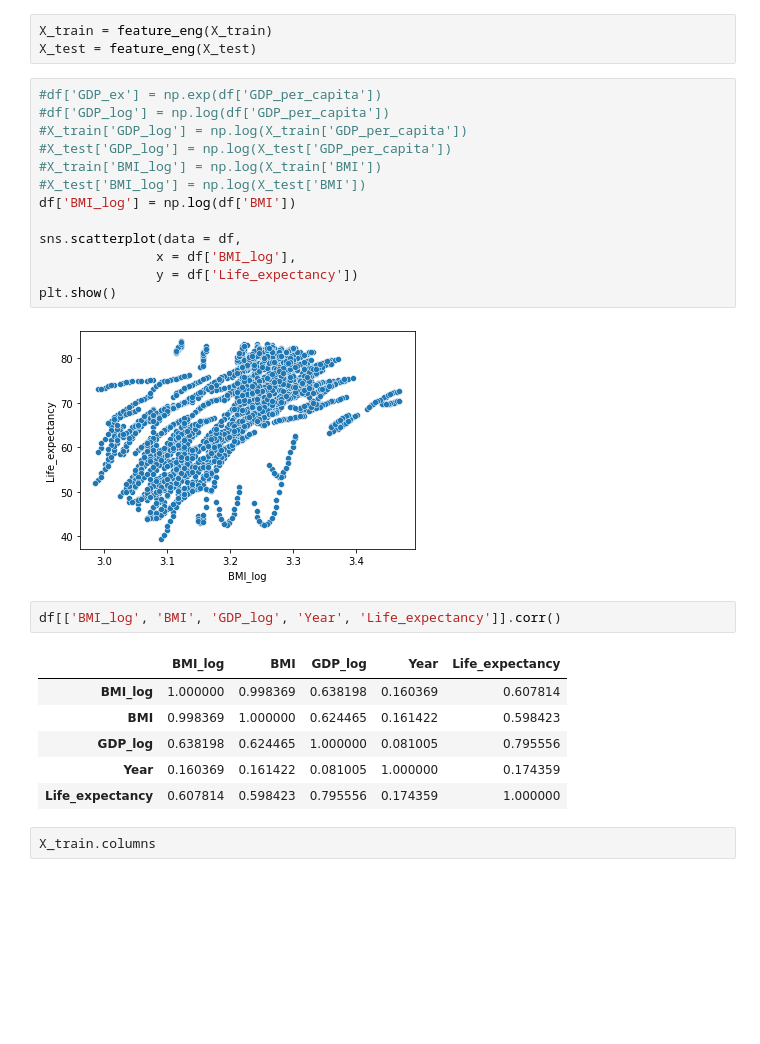
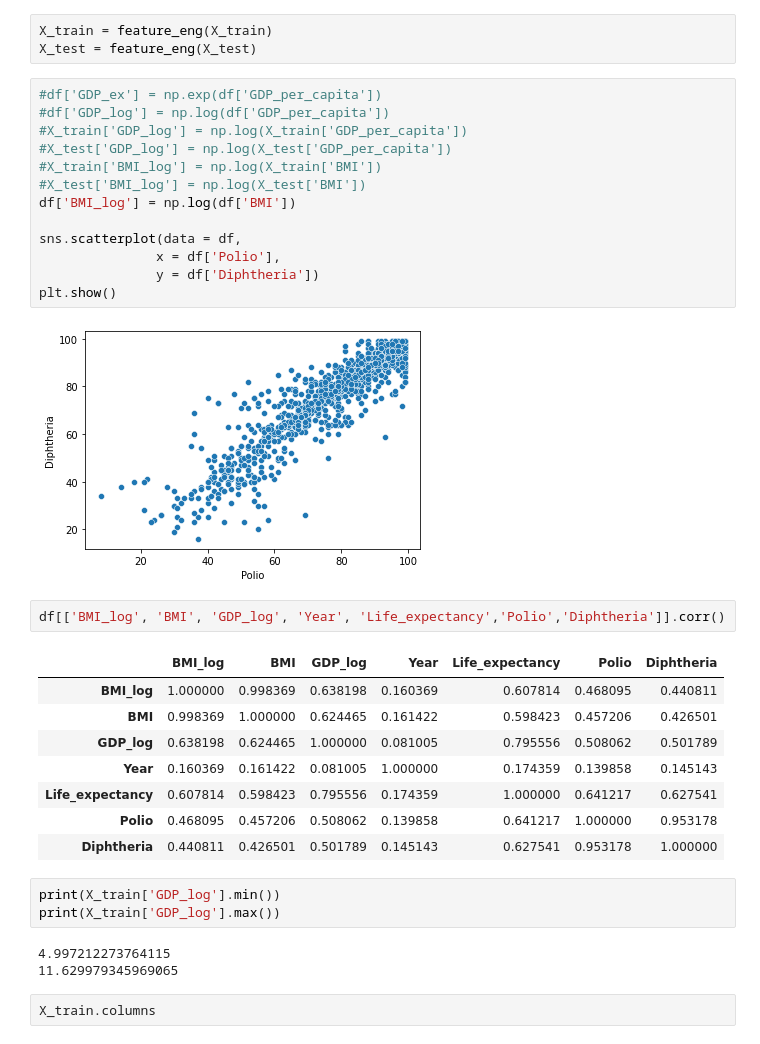
Before and after one commit to Diiamon/Def_WHO-life-, a Jupyter notebook: Daniel-No_Country_Region_Test.ipynb, the cells around one changed output. Saved outputs shown, nothing was run; the diff lists cells and outputs as text; blank space fills up the shorter version.

```diff
--- a/Daniel-No_Country_Region_Test.ipynb
+++ b/Daniel-No_Country_Region_Test.ipynb
@@ -251,27 +251,35 @@ X_test = feature_eng(X_test)
 # %%
 #df['GDP_ex'] = np.exp(df['GDP_per_capita'])
 #df['GDP_log'] = np.log(df['GDP_per_capita'])
 #X_train['GDP_log'] = np.log(X_train['GDP_per_capita'])
 #X_test['GDP_log'] = np.log(X_test['GDP_per_capita'])
 #X_train['BMI_log'] = np.log(X_train['BMI'])
 #X_test['BMI_log'] = np.log(X_test['BMI'])
 df['BMI_log'] = np.log(df['BMI'])
 
 sns.scatterplot(data = df,
-               x = df['BMI_log'],
-               y = df['Life_expectancy'])
+               x = df['Polio'],
+               y = df['Diphtheria'])
 plt.show()
 # %% [output]
-[figure, old version]
+[figure, new version]
 # %%
-df[['BMI_log', 'BMI', 'GDP_log', 'Year', 'Life_expectancy']].corr()
+df[['BMI_log', 'BMI', 'GDP_log', 'Year', 'Life_expectancy','Polio','Diphtheria']].corr()
 # %% [output]
-|  | BMI_log | BMI | GDP_log | Year | Life_expectancy |
-| BMI_log | 1.000000 | 0.998369 | 0.638198 | 0.160369 | 0.607814 |
-| BMI | 0.998369 | 1.000000 | 0.624465 | 0.161422 | 0.598423 |
-| GDP_log | 0.638198 | 0.624465 | 1.000000 | 0.081005 | 0.795556 |
-| Year | 0.160369 | 0.161422 | 0.081005 | 1.000000 | 0.174359 |
-| Life_expectancy | 0.607814 | 0.598423 | 0.795556 | 0.174359 | 1.000000 |
+|  | BMI_log | BMI | GDP_log | Year | Life_expectancy | Polio | Diphtheria |
+| BMI_log | 1.000000 | 0.998369 | 0.638198 | 0.160369 | 0.607814 | 0.468095 | 0.440811 |
+| BMI | 0.998369 | 1.000000 | 0.624465 | 0.161422 | 0.598423 | 0.457206 | 0.426501 |
+| GDP_log | 0.638198 | 0.624465 | 1.000000 | 0.081005 | 0.795556 | 0.508062 | 0.501789 |
+| Year | 0.160369 | 0.161422 | 0.081005 | 1.000000 | 0.174359 | 0.139858 | 0.145143 |
+| Life_expectancy | 0.607814 | 0.598423 | 0.795556 | 0.174359 | 1.000000 | 0.641217 | 0.627541 |
+| Polio | 0.468095 | 0.457206 | 0.508062 | 0.139858 | 0.641217 | 1.000000 | 0.953178 |
+| Diphtheria | 0.440811 | 0.426501 | 0.501789 | 0.145143 | 0.627541 | 0.953178 | 1.000000 |
+# %%
+print(X_train['GDP_log'].min())
+print(X_train['GDP_log'].max())
+# %% [output]
+4.997212273764115
+11.629979345969065
 # %%
 X_train.columns
 # %% [output]
```
Also changed, not shown: parts of 3 cells of this notebook, 1 other file.
